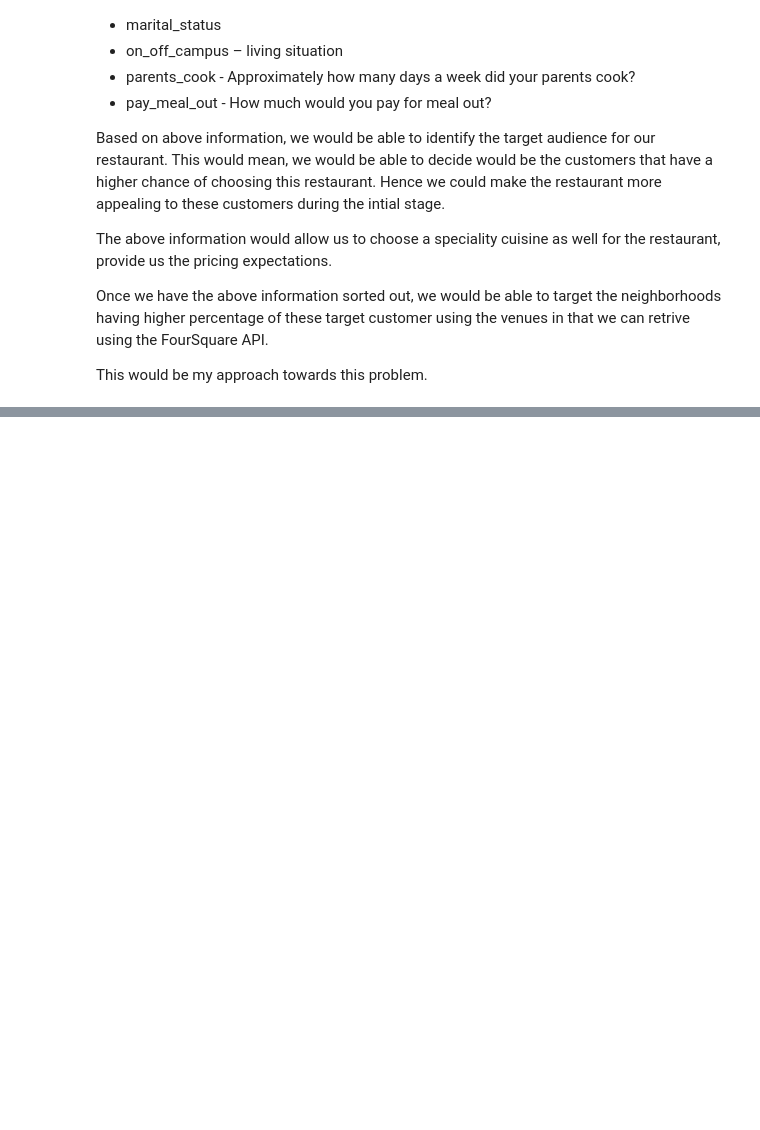
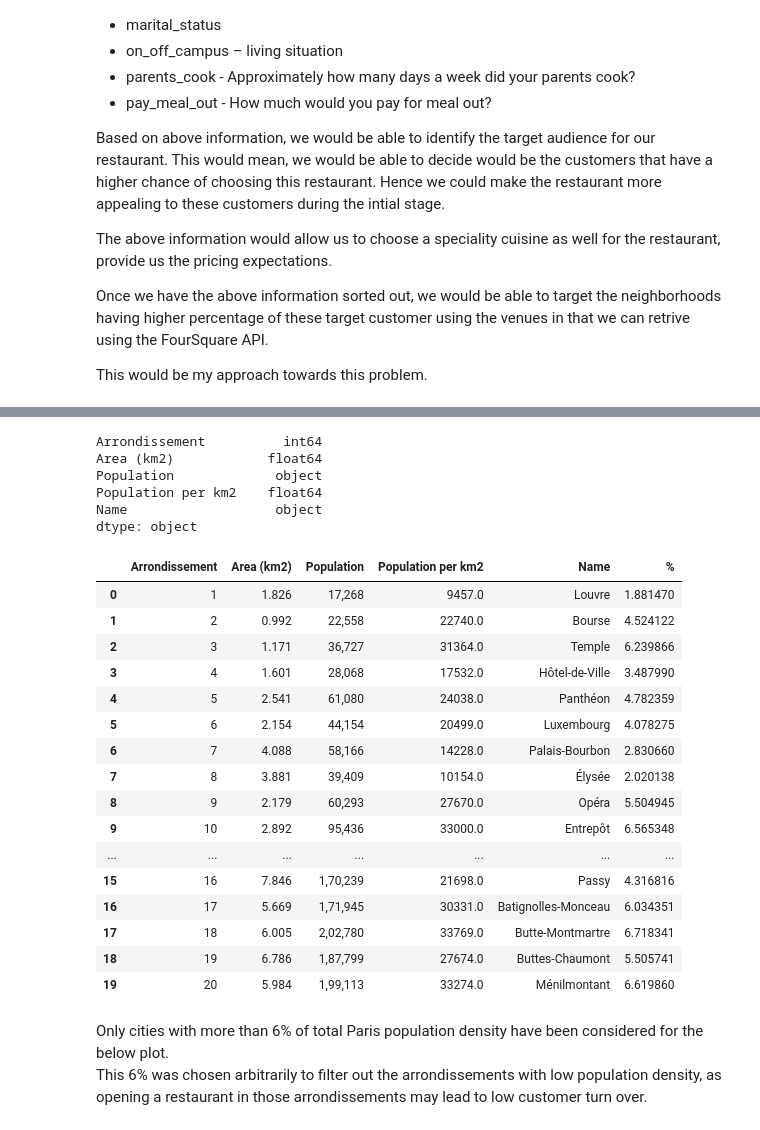
Before and after one commit to justfor24101992/Coursera_Capstone, a Jupyter notebook: Capstone Project - The Battle of Neighborhoods .ipynb, the cells around one changed output, grey strips where cells are left out. Cells and saved outputs as stored; diff of their text form; code cells hidden in the pictures; blank space fills up the shorter version.

```diff
--- a/Capstone Project - The Battle of Neighborhoods .ipynb
+++ b/Capstone Project - The Battle of Neighborhoods .ipynb
@@ -61,0 +70,8 @@ This would be my approach towards this problem.
+# %%
+
+body = client_29dd3f2ec22b497080dfc330d435b968.get_object(Bucket='capstoneproject-donotdelete-pr-fhypdazzhcgzk6',Key='PopulationDensity_Paris.csv')['Body']
+# add missing __iter__ method, so pandas accepts body as file-like object
+if not hasattr(body, "__iter__"): body.__iter__ = types.MethodType( __iter__, body )
+
+df_data_2 = pd.read_csv(body)
+df_data_2.head()
@@ -61,0 +268,2 @@ This would be my approach towards this problem.
+# %%
+df_arrondissement = df_data_2
@@ -61,0 +310,32 @@ This would be my approach towards this problem.
+# %%
+df_arrondissement.dtypes
+# %% [output]
+Arrondissement          int64
+Area (km2)            float64
+Population             object
+Population per km2    float64
+Name                   object
+dtype: object
+# %%
+df_arrondissement['%'] = (df_arrondissement['Population per km2'] / df_arrondissement['Population per km2'].sum()) * 100
+df_arrondissement
+# %% [output]
+|  | Arrondissement | Area (km2) | Population | Population per km2 | Name | % |
+| 0 | 1 | 1.826 | 17,268 | 9457.0 | Louvre | 1.881470 |
+| 1 | 2 | 0.992 | 22,558 | 22740.0 | Bourse | 4.524122 |
+| 2 | 3 | 1.171 | 36,727 | 31364.0 | Temple | 6.239866 |
+| 3 | 4 | 1.601 | 28,068 | 17532.0 | Hôtel-de-Ville | 3.487990 |
+| 4 | 5 | 2.541 | 61,080 | 24038.0 | Panthéon | 4.782359 |
+| 5 | 6 | 2.154 | 44,154 | 20499.0 | Luxembourg | 4.078275 |
+| 6 | 7 | 4.088 | 58,166 | 14228.0 | Palais-Bourbon | 2.830660 |
+| 7 | 8 | 3.881 | 39,409 | 10154.0 | Élysée | 2.020138 |
+| 8 | 9 | 2.179 | 60,293 | 27670.0 | Opéra | 5.504945 |
+| 9 | 10 | 2.892 | 95,436 | 33000.0 | Entrepôt | 6.565348 |
+| ... | ... | ... | ... | ... | ... | ... |
+| 15 | 16 | 7.846 | 1,70,239 | 21698.0 | Passy | 4.316816 |
+| 16 | 17 | 5.669 | 1,71,945 | 30331.0 | Batignolles-Monceau | 6.034351 |
+| 17 | 18 | 6.005 | 2,02,780 | 33769.0 | Butte-Montmartre | 6.718341 |
+| 18 | 19 | 6.786 | 1,87,799 | 27674.0 | Buttes-Chaumont | 5.505741 |
+| 19 | 20 | 5.984 | 1,99,113 | 33274.0 | Ménilmontant | 6.619860 |
+# %% [markdown]
+Only cities with more than 6% of total Paris population density have been considered for the below plot.<br> This 6% was chosen arbitrarily to filter out the arrondissements with low population density, as opening a restaurant in those arrondissements may lead to low customer turn over.
```
Also changed, not shown: parts of 56 cells of this notebook.
